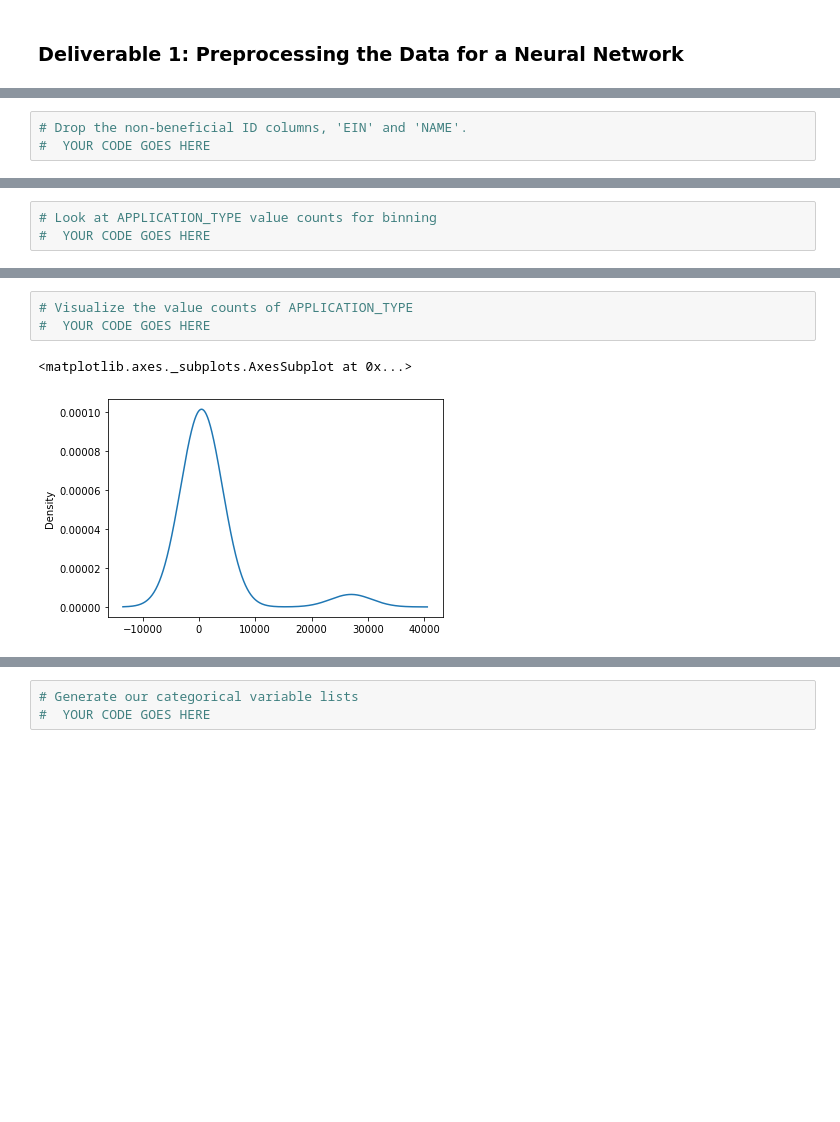
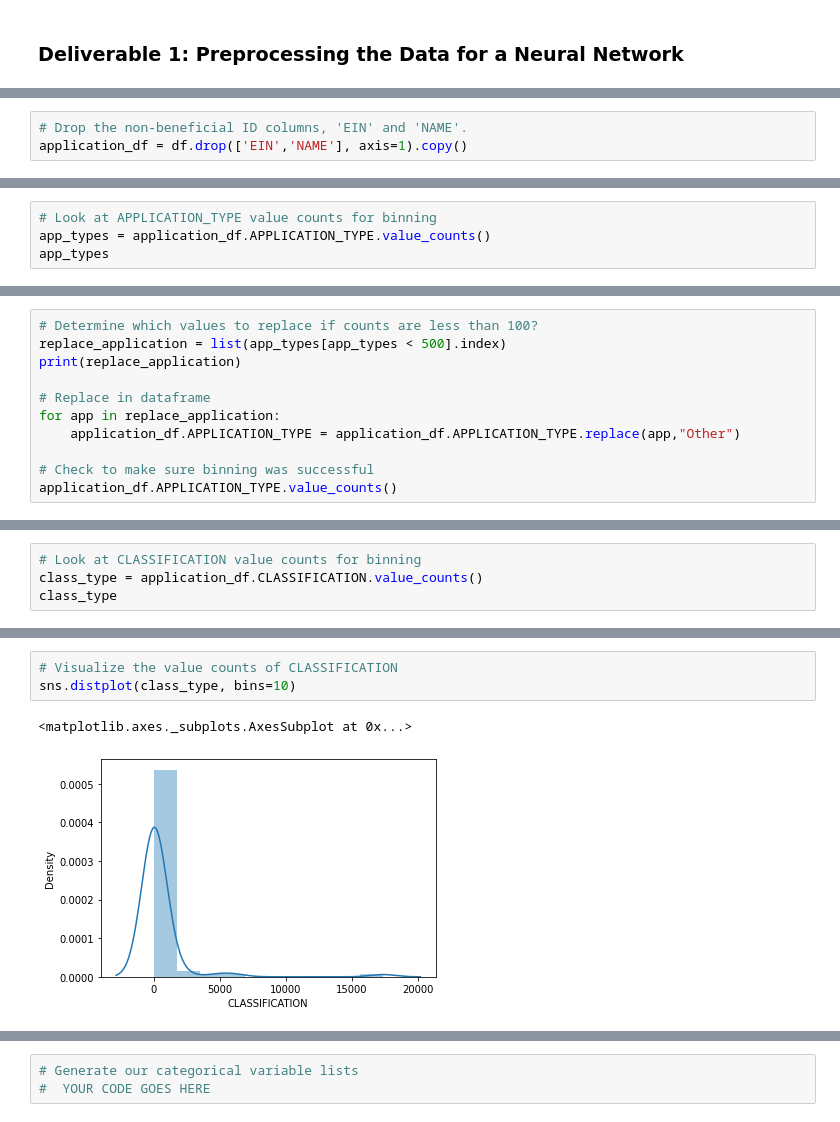
Before and after one commit to m-miley/Neural_Network_Charity_Analysis, a Jupyter notebook: AlphabetSoupCharity.ipynb, the cells around one changed output, grey strips where cells are left out. Saved outputs shown, nothing was run; the diff lists cells and outputs as text; blank space fills up the shorter version.

```diff
--- a/AlphabetSoupCharity.ipynb
+++ b/AlphabetSoupCharity.ipynb
@@ -20,6 +30,6 @@ application_df.head()
 | 4 | 10556103 | GENETIC RESEARCH INSTITUTE OF THE... | T3 | Independent | C1000 | Heathcare | Trust | 1 | ... |
 # %%
 # Drop the non-beneficial ID columns, 'EIN' and 'NAME'.
-#  YOUR CODE GOES HERE
+application_df = df.drop(['EIN','NAME'], axis=1).copy()
 # %%
 # Determine the number of unique values in each column.
@@ -38,7 +48,8 @@ IS_SUCCESSFUL                2
 dtype: int64
 # %%
 # Look at APPLICATION_TYPE value counts for binning
-#  YOUR CODE GOES HERE
+app_types = application_df.APPLICATION_TYPE.value_counts()
+app_types
 # %% [output]
 T3     27037
 T4      1542
@@ -60,0 +79,11 @@ Name: APPLICATION_TYPE, dtype: int64
+# %%
+# Determine which values to replace if counts are less than 100?
+replace_application = list(app_types[app_types < 500].index)
+print(replace_application)
+
+# Replace in dataframe
+for app in replace_application:
+    application_df.APPLICATION_TYPE = application_df.APPLICATION_TYPE.replace(app,"Other")
+
+# Check to make sure binning was successful
+application_df.APPLICATION_TYPE.value_counts()
@@ -60,0 +102,4 @@ Name: APPLICATION_TYPE, dtype: int64
+# %%
+# Look at CLASSIFICATION value counts for binning
+class_type = application_df.CLASSIFICATION.value_counts()
+class_type
@@ -61,7 +124,7 @@ Name: APPLICATION_TYPE, dtype: int64
 # %%
-# Visualize the value counts of APPLICATION_TYPE
-#  YOUR CODE GOES HERE
+# Visualize the value counts of CLASSIFICATION
+sns.distplot(class_type, bins=10)
 # %% [output]
 <matplotlib.axes._subplots.AxesSubplot at 0x...>
-[figure, old version]
+[figure, new version]
 # %%
```
Also changed, not shown: parts of 10 cells of this notebook.
